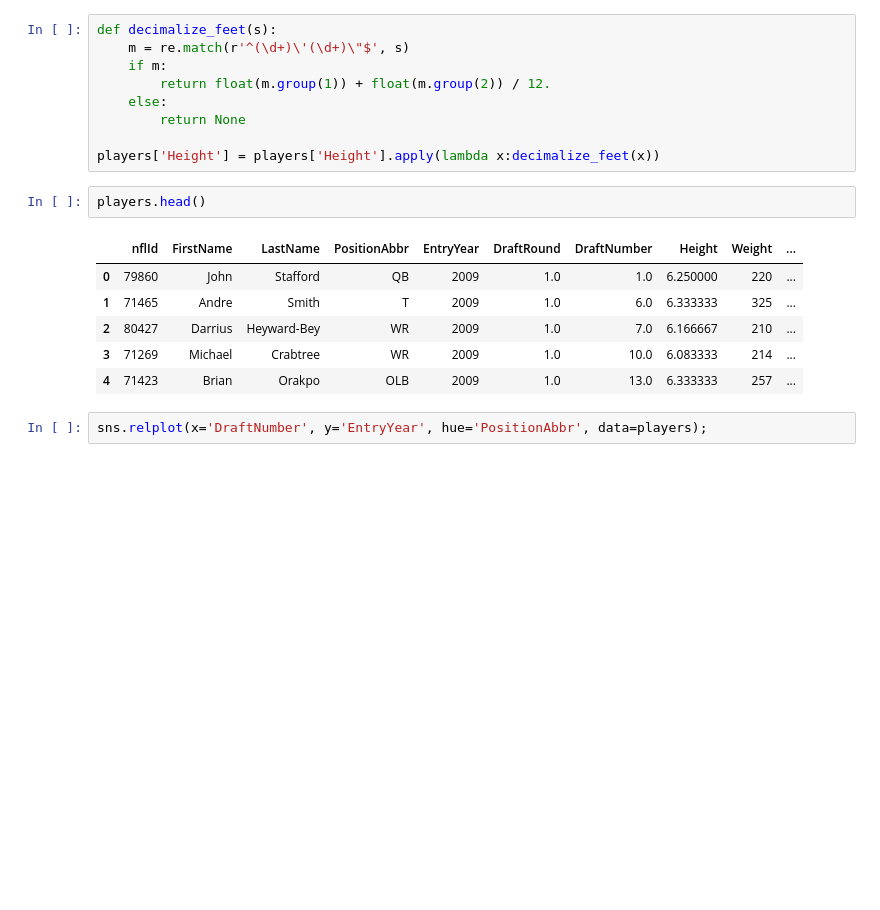
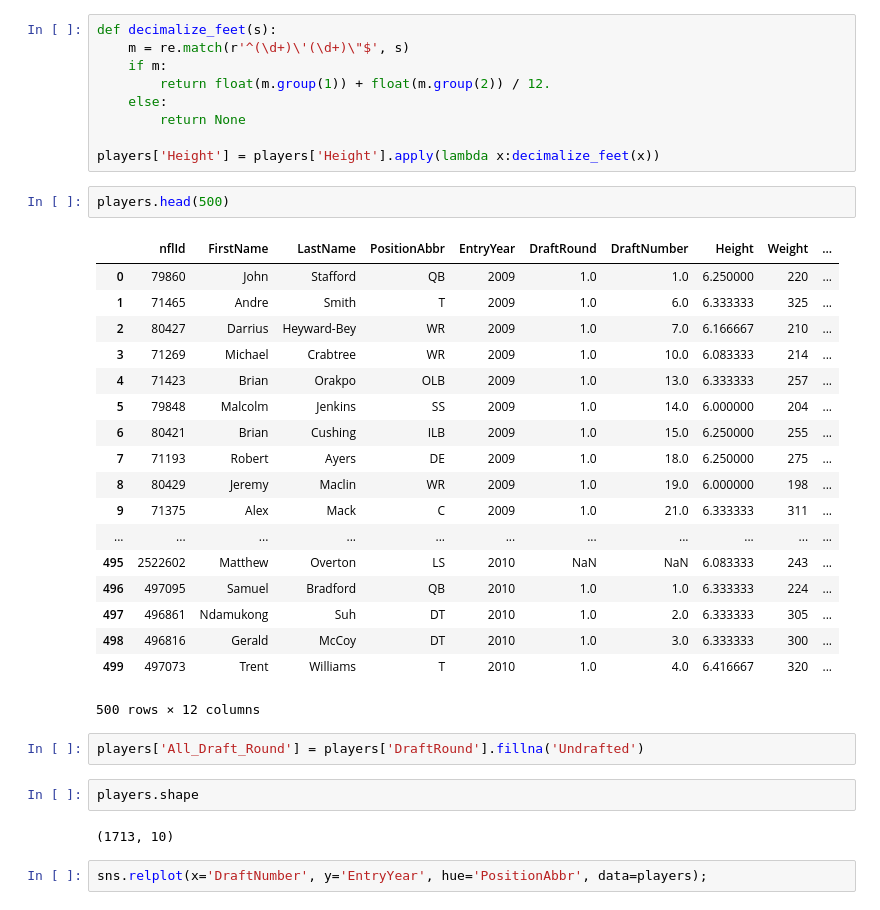
Before and after one commit to donw385/Big-Data-Bowl, a Jupyter notebook: Don_Wang_NFL_Data_Analysis.ipynb, the cells around one changed output. Cells and saved outputs as stored; diff of their text form; blank space fills up the shorter version.

```diff
--- a/Don_Wang_NFL_Data_Analysis.ipynb
+++ b/Don_Wang_NFL_Data_Analysis.ipynb
@@ -72,14 +72,32 @@ def decimalize_feet(s):
 
 players['Height'] = players['Height'].apply(lambda x:decimalize_feet(x))
 # %%
-players.head()
+players.head(500)
 # %% [output]
 |  | nflId | FirstName | LastName | PositionAbbr | EntryYear | DraftRound | DraftNumber | Height | Weight | ... |
 | 0 | 79860 | John | Stafford | QB | 2009 | 1.0 | 1.0 | 6.250000 | 220 | ... |
 | 1 | 71465 | Andre | Smith | T | 2009 | 1.0 | 6.0 | 6.333333 | 325 | ... |
 | 2 | 80427 | Darrius | Heyward-Bey | WR | 2009 | 1.0 | 7.0 | 6.166667 | 210 | ... |
 | 3 | 71269 | Michael | Crabtree | WR | 2009 | 1.0 | 10.0 | 6.083333 | 214 | ... |
 | 4 | 71423 | Brian | Orakpo | OLB | 2009 | 1.0 | 13.0 | 6.333333 | 257 | ... |
+| 5 | 79848 | Malcolm | Jenkins | SS | 2009 | 1.0 | 14.0 | 6.000000 | 204 | ... |
+| 6 | 80421 | Brian | Cushing | ILB | 2009 | 1.0 | 15.0 | 6.250000 | 255 | ... |
+| 7 | 71193 | Robert | Ayers | DE | 2009 | 1.0 | 18.0 | 6.250000 | 275 | ... |
+| 8 | 80429 | Jeremy | Maclin | WR | 2009 | 1.0 | 19.0 | 6.000000 | 198 | ... |
+| 9 | 71375 | Alex | Mack | C | 2009 | 1.0 | 21.0 | 6.333333 | 311 | ... |
+| ... | ... | ... | ... | ... | ... | ... | ... | ... | ... | ... |
+| 495 | 2522602 | Matthew | Overton | LS | 2010 | NaN | NaN | 6.083333 | 243 | ... |
+| 496 | 497095 | Samuel | Bradford | QB | 2010 | 1.0 | 1.0 | 6.333333 | 224 | ... |
+| 497 | 496861 | Ndamukong | Suh | DT | 2010 | 1.0 | 2.0 | 6.333333 | 305 | ... |
+| 498 | 496816 | Gerald | McCoy | DT | 2010 | 1.0 | 3.0 | 6.333333 | 300 | ... |
+| 499 | 497073 | Trent | Williams | T | 2010 | 1.0 | 4.0 | 6.416667 | 320 | ... |
+500 rows × 12 columns
+# %%
+players['All_Draft_Round'] = players['DraftRound'].fillna('Undrafted')
+# %%
+players.shape
+# %% [output]
+(1713, 10)
 # %%
 sns.relplot(x='DraftNumber', y='EntryYear', hue='PositionAbbr', data=players);
 # %% [output]
```
Also changed, not shown: parts of 4 cells of this notebook.
